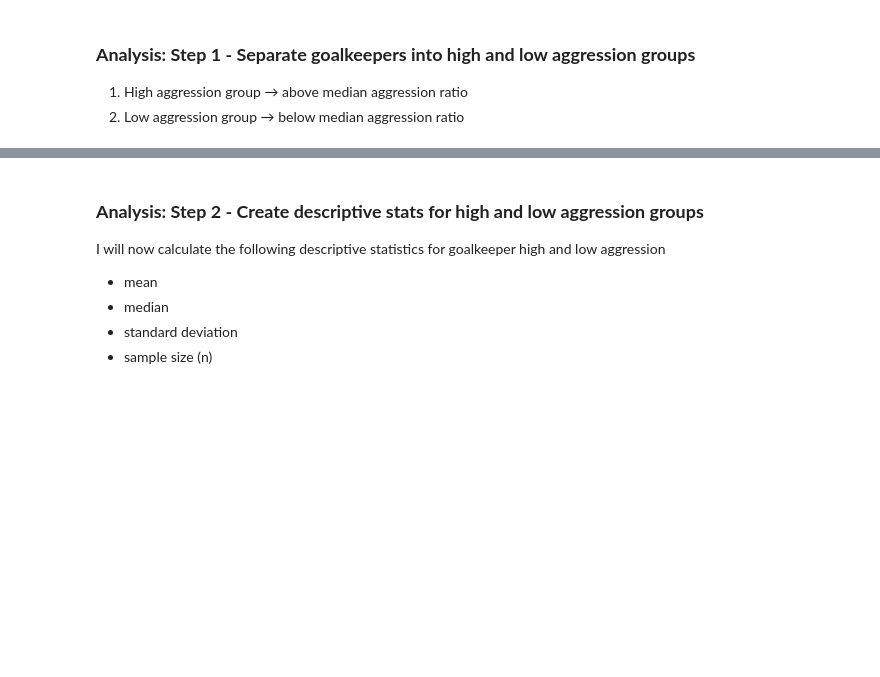
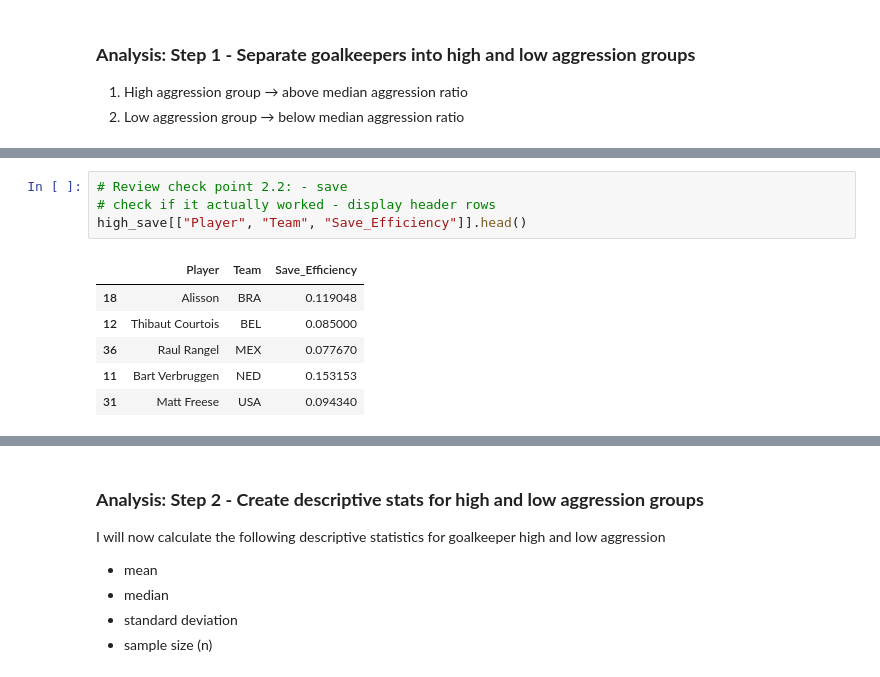
Before and after one commit to DanDooLoo/HIT140_Assessment-2_Group23, a Jupyter notebook: gk_aggression_analysis_dgw_sample_tester.ipynb, the cells around one changed output, grey strips where cells are left out. Saved outputs shown, nothing was run; the diff lists cells and outputs as text; blank space fills up the shorter version.

```diff
--- a/gk_aggression_analysis_dgw_sample_tester.ipynb
+++ b/gk_aggression_analysis_dgw_sample_tester.ipynb
@@ -101 +168,12 @@ high_aggression[["Player", "Team", "Aggression_Ratio", "Save_Efficiency"]].head(
+# %%
+# Review check point 2.2: - save
+# check if it actually worked - display header rows
+high_save[["Player", "Team", "Save_Efficiency"]].head()
+# %% [output]
+|  | Player | Team | Save_Efficiency |
+| 18 | Alisson | BRA | 0.119048 |
+| 12 | Thibaut Courtois | BEL | 0.085000 |
+| 36 | Raul Rangel | MEX | 0.077670 |
+| 11 | Bart Verbruggen | NED | 0.153153 |
+| 31 | Matt Freese | USA | 0.094340 |
 # %%
```
Also changed, not shown: parts of 21 cells of this notebook.
